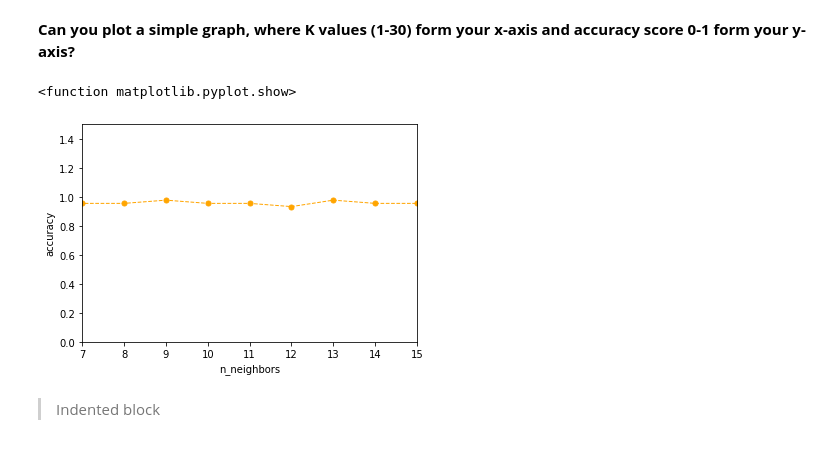
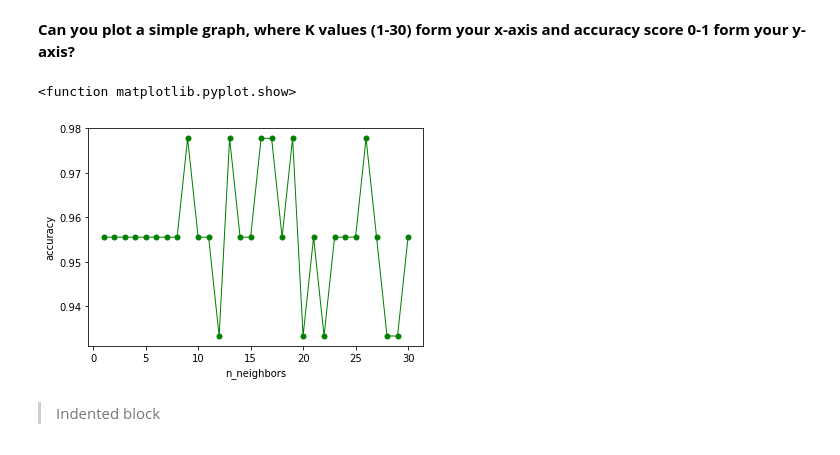
Before and after one commit to IamSAL/DataSci, a Jupyter notebook: iris_train_plot.ipynb, the cells around one changed output. Saved outputs shown, nothing was run; the diff lists cells and outputs as text; code cells hidden in the pictures.

```diff
--- a/iris_train_plot.ipynb
+++ b/iris_train_plot.ipynb
@@ -75,15 +75,15 @@ Highest score: 0.9777777777777777 while n: 9
 **Can you plot a simple graph, where K values (1-30) form your x-axis and accuracy score 0-1 form your y-axis?**
 # %%
 import matplotlib.pyplot as plt
-plt.plot(np.arange(1,31),scores,color='orange', marker='o', linestyle='dashed',linewidth=1, markersize=5)
+plt.plot(np.arange(1,31),scores,color='green', marker='o',linewidth=1, markersize=5)
 plt.xlabel("n_neighbors")
 plt.ylabel("accuracy")
 
-plt.axis([7, 15, 0, 1.5])
+# plt.axis([7, 15, 0, 1.5])
 plt.show
 # %% [output]
 <function matplotlib.pyplot.show>
-[figure, old version]
+[figure, new version]
 # %% [markdown]
 
 
```
Also changed, not shown: parts of 1 cell of this notebook.
